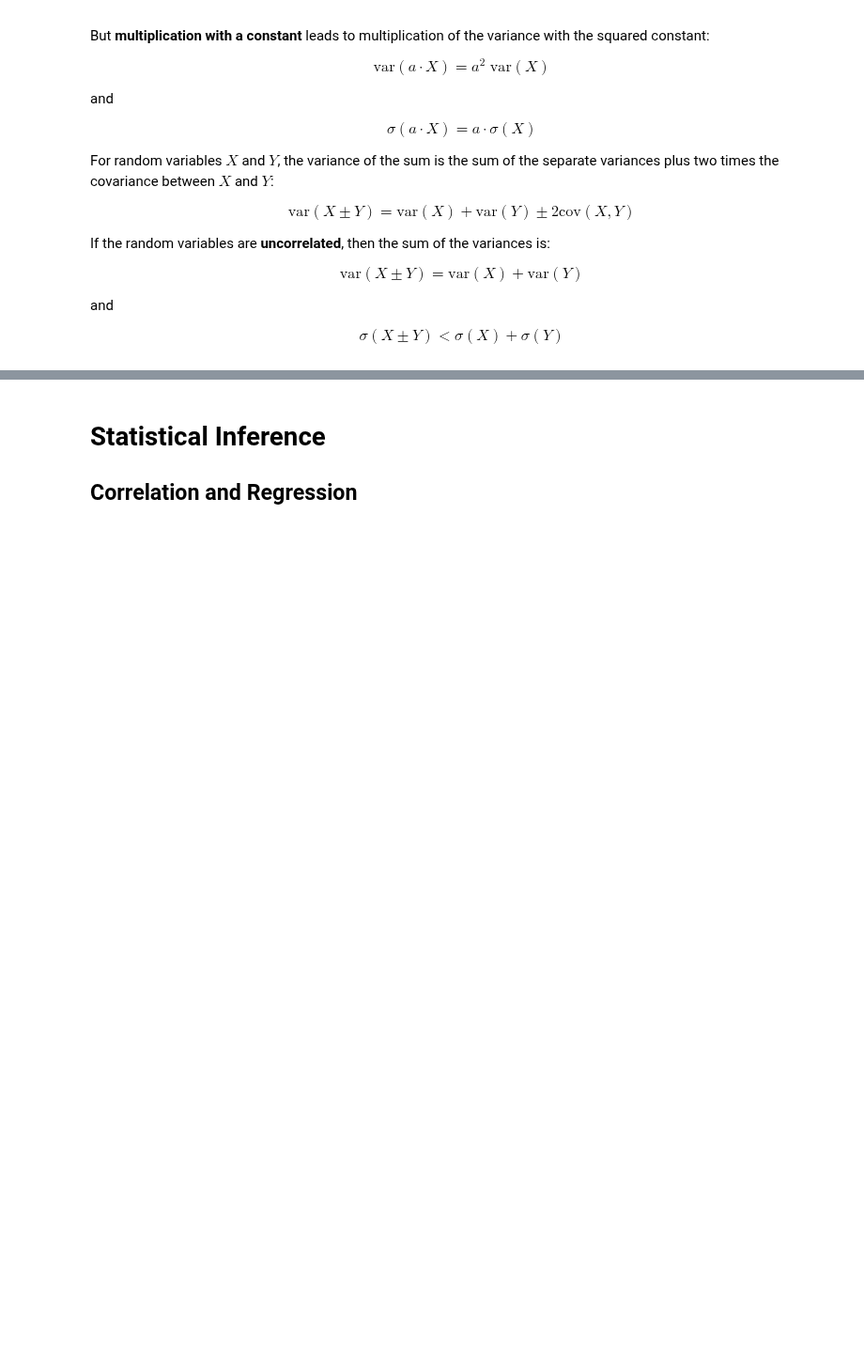
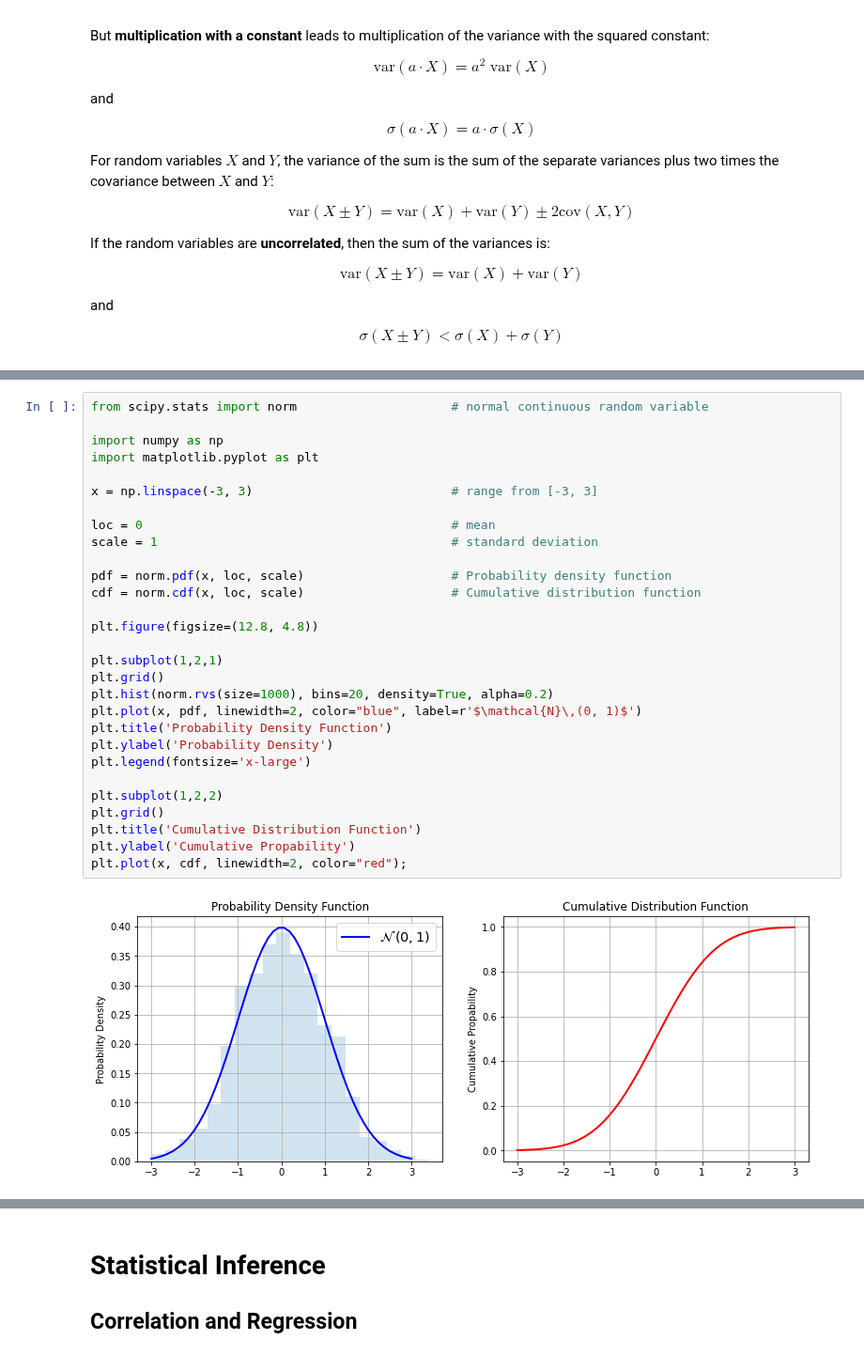
Before and after one commit to thomd/math, a Jupyter notebook: statistics.ipynb, the cells around one changed output, grey strips where cells are left out. Shown at 94% size. Saved outputs shown, nothing was run; the diff lists cells and outputs as text; blank space fills up the shorter version.

```diff
--- a/statistics.ipynb
+++ b/statistics.ipynb
@@ -607,0 +628,31 @@ $$\sigma(X \pm Y) < \sigma(X) + \sigma(Y)$$
+# %%
+from scipy.stats import norm                     # normal continuous random variable
+
+import numpy as np
+import matplotlib.pyplot as plt
+
+x = np.linspace(-3, 3)                           # range from [-3, 3]
+
+loc = 0                                          # mean
+scale = 1                                        # standard deviation
+
+pdf = norm.pdf(x, loc, scale)                    # Probability density function
+cdf = norm.cdf(x, loc, scale)                    # Cumulative distribution function
+
+plt.figure(figsize=(12.8, 4.8))
+
+plt.subplot(1,2,1)
+plt.grid()
+plt.hist(norm.rvs(size=1000), bins=20, density=True, alpha=0.2)
+plt.plot(x, pdf, linewidth=2, color="blue", label=r'$\mathcal{N}\,(0, 1)$')
+plt.title('Probability Density Function')
+plt.ylabel('Probability Density')
+plt.legend(fontsize='x-large')
+
+plt.subplot(1,2,2)
+plt.grid()
+plt.title('Cumulative Distribution Function')
+plt.ylabel('Cumulative Propability')
+plt.plot(x, cdf, linewidth=2, color="red");
+# %% [output]
+[figure, added]
```
Also changed, not shown: parts of 4 cells of this notebook.
